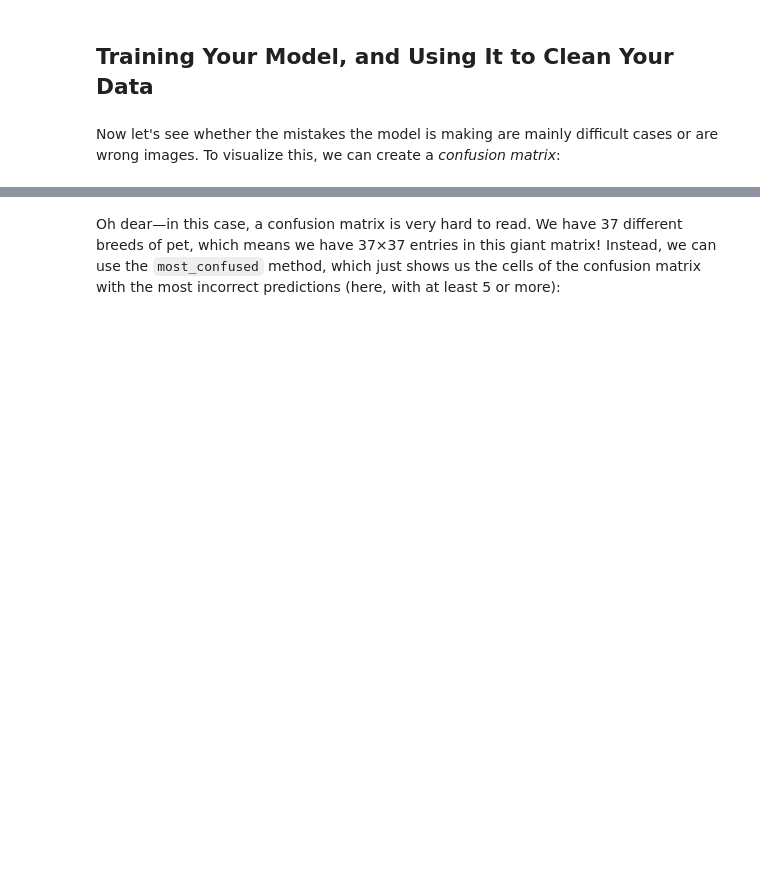
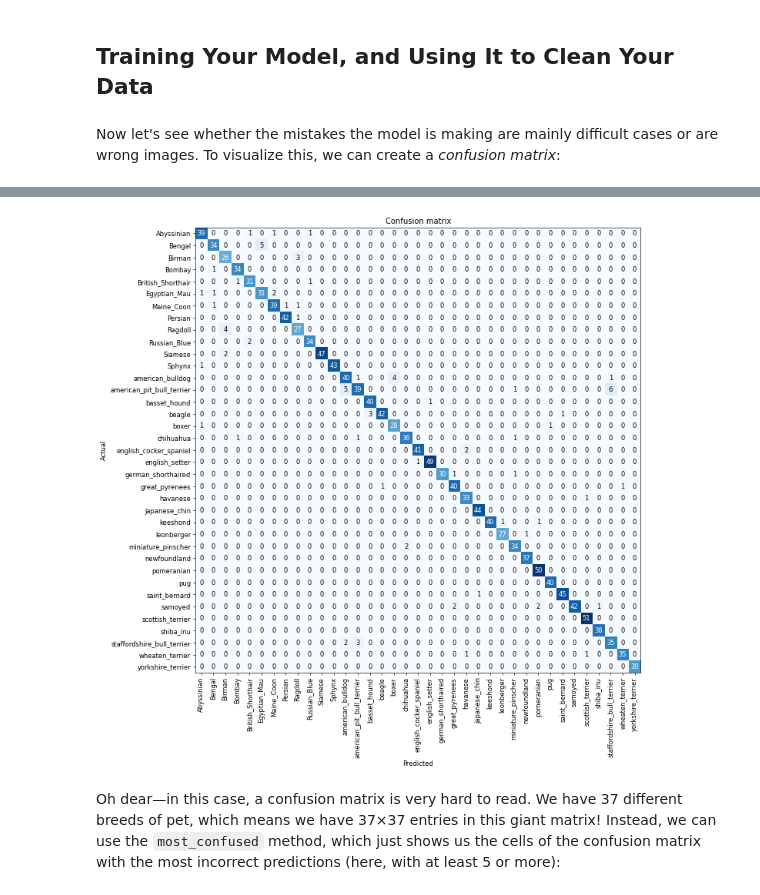
Before and after one commit to tdekelver-bd/Intro-to-DL-BD-2023, a Jupyter notebook: intro-dl-day1-3-going-deeper-pet-breeds.ipynb, the cells around one changed output, grey strips where cells are left out. Drawn from its saved outputs; the diff is of its cells as text; code cells hidden in the pictures; blank space fills up the shorter version.

Commit message:
Kaggle Notebook | intro-dl-day1-3-going-deeper-pet-breeds-23.ipynb | Version 1

```diff
--- a/intro-dl-day1-3-going-deeper-pet-breeds.ipynb
+++ b/intro-dl-day1-3-going-deeper-pet-breeds.ipynb
@@ -67,7 +75,7 @@ pets = DataBlock(blocks = (ImageBlock, CategoryBlock),
                  get_y=using_attr(RegexLabeller(r'(.+)_\d+.[jpn]{2}g$'), 'name'),
                  item_tfms=Resize(460),
                  batch_tfms=aug_transforms(size=224, min_scale=0.75))
-dls = pets.dataloaders(path/"images", device= torch.device('cpu'))  # add to cpu as does not work on kaggle on GPU (MAGMA not installed)
+dls = pets.dataloaders(path/"images")
 # %% [markdown]
 One important piece of this `DataBlock` call that we haven't seen before is in these two lines:
 
@@ -186,0 +243,3 @@ learn.fine_tune(2)
+# %%
+learn2 = vision_learner(dls, 'convnext_tiny_in22k', metrics=error_rate).to_fp16()
+learn2.fine_tune(2)
@@ -193,5 +259,6 @@ Remember that *loss* is whatever function we've decided to use to optimize the p
 # %% [markdown]
 Now let's see whether the mistakes the model is making are mainly difficult cases or are wrong images. To visualize this, we can create a *confusion matrix*:
 # %%
-interp = ClassificationInterpretation.from_learner(learn)
+interp = ClassificationInterpretation.from_learner(learn2)
 interp.plot_confusion_matrix(figsize=(12,12), dpi=60)
+# %% [output]
@@ -198,3 +267,4 @@ interp.plot_confusion_matrix(figsize=(12,12), dpi=60)
+[figure, added]
 # %% [markdown]
 Oh dear—in this case, a confusion matrix is very hard to read. We have 37 different breeds of pet, which means we have 37×37 entries in this giant matrix! Instead, we can use the `most_confused` method, which just shows us the cells of the confusion matrix with the most incorrect predictions (here, with at least 5 or more):
 # %%
```
Also changed, not shown: parts of 52 cells of this notebook.
